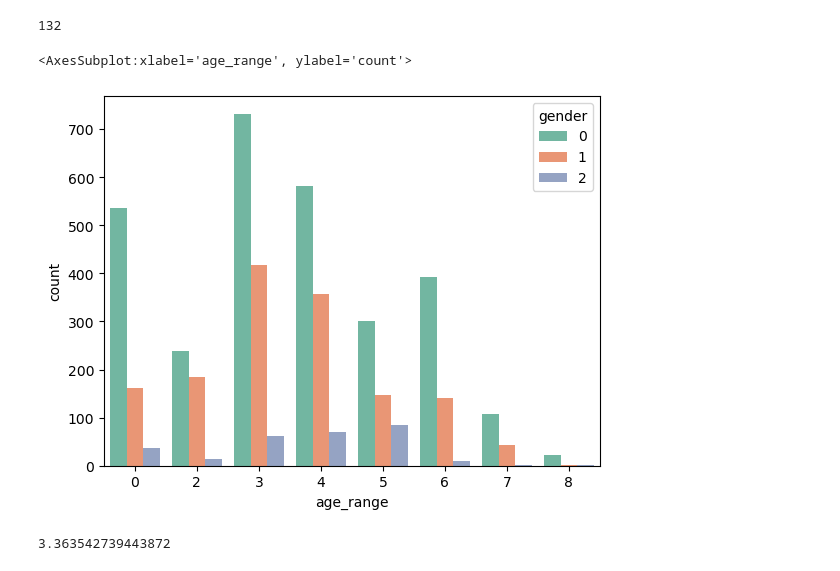
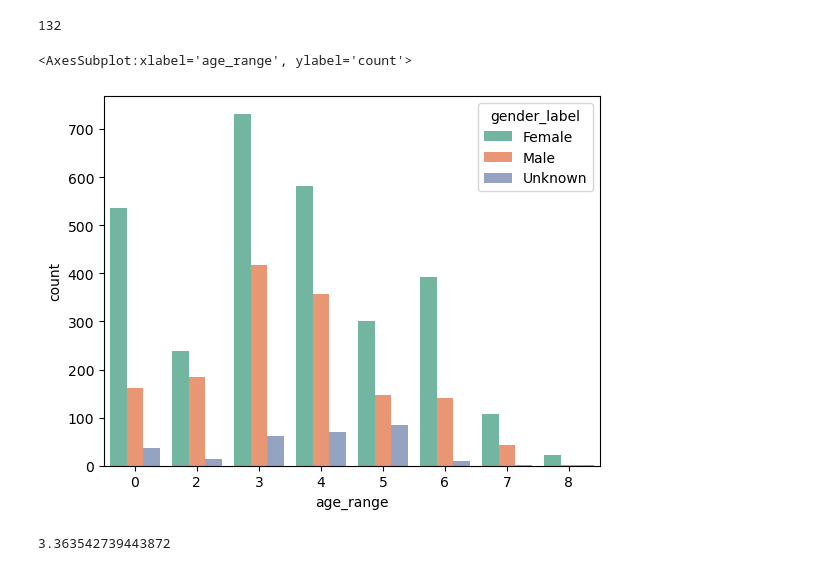
Before and after one commit to shruthivenkat/CECS550_Group6, a Jupyter notebook: #2 Preprocessing and EDA.ipynb, the cells around one changed output. Drawn from its saved outputs; the diff is of its cells as text; code cells hidden in the pictures.

Commit message:
gender label added for better understanding

```diff
--- a/#2 Preprocessing and EDA.ipynb
+++ b/#2 Preprocessing and EDA.ipynb
@@ -28,10 +28,16 @@ df['merchant_id'].nunique()
 # %% [output]
 132
 # %%
-sns.countplot(x='age_range',hue='gender', data=df, palette='Set2')
+# sns.countplot(x='age_range',hue='gender', data=df, palette='Set2')
+# I have substituted appropriate gender labels for each of the types under gender category to understand the analystics behind it.
+
+gender_labels = {0: 'Female', 1: 'Male', 2: 'Unknown'}
+df['gender_label'] = df['gender'].replace(gender_labels)
+
+sns.countplot(x='age_range', hue='gender_label', data=df, palette='Set2')
 # %% [output]
 <AxesSubplot:xlabel='age_range', ylabel='count'>
-[figure, old version]
+[figure, new version]
 # %%
 df[df['gender']==0]['age_range'].mean()
 #replace men age as 3
```
